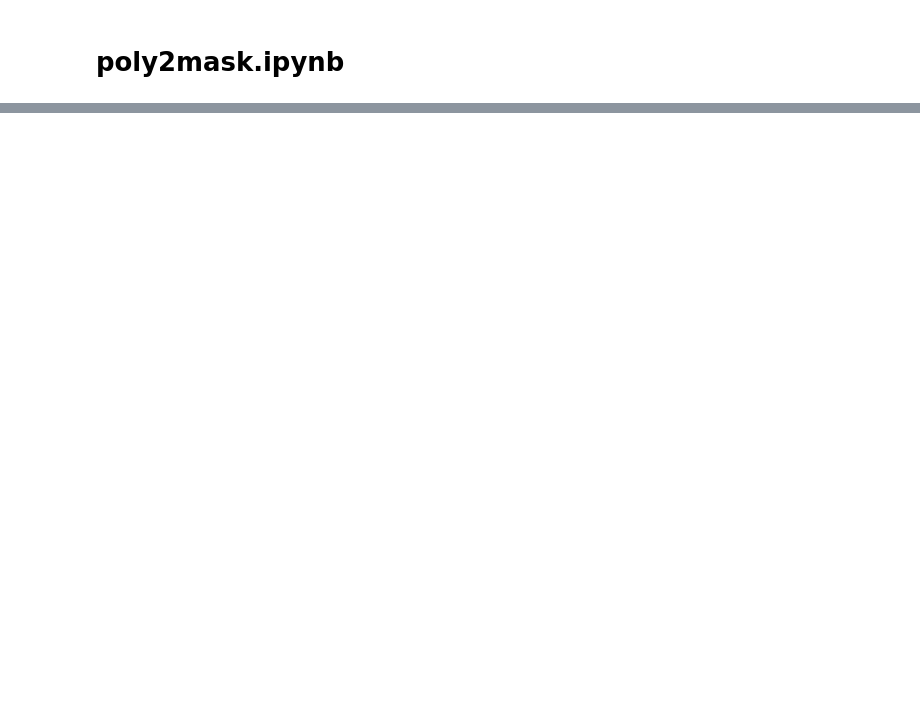
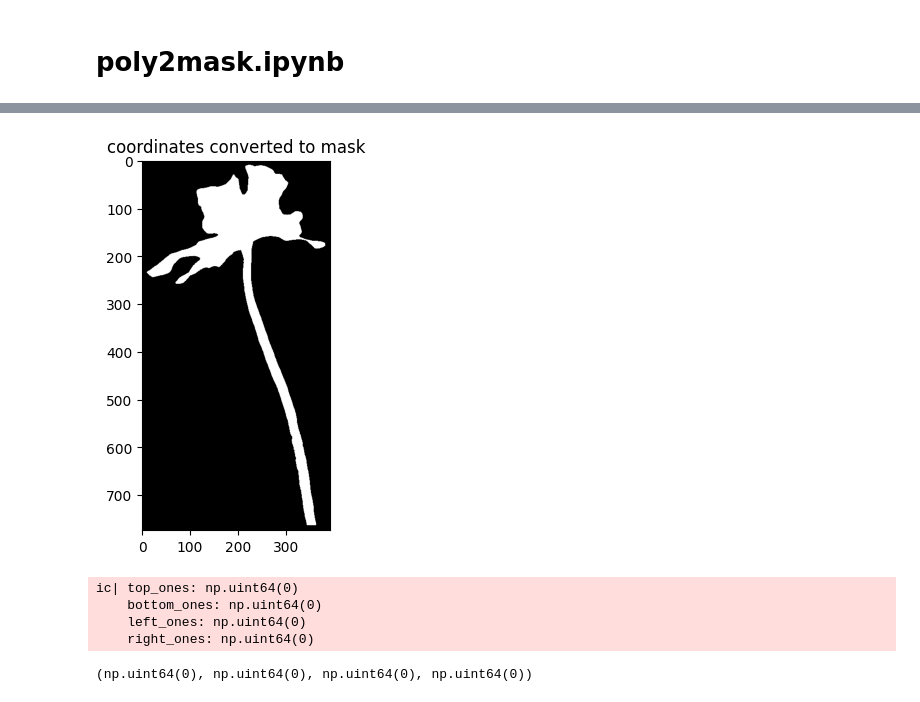
Before and after one commit to aubreymoore/sam3-2026-01-31, a Jupyter notebook: poly2mask.ipynb, the cells around one changed output, grey strips where cells are left out. Saved outputs shown, nothing was run; the diff lists cells and outputs as text; code cells hidden in the pictures; blank space fills up the shorter version.

```diff
--- a/poly2mask.ipynb
+++ b/poly2mask.ipynb
@@ -91,0 +156,17 @@ if __name__ == '__main__':
+# %%
+coords = np.array(poly.exterior.coords, dtype=np.int32)
+coords = coords - np.min(coords, axis=0)
+ic(coords[:10])
+ic(np.max(coords, axis=0))
+
+# coords = coords + 10
+ic(coords[:10])
+ic(np.max(coords, axis=0))
+xs, ys = coords.T
+ic(min(xs), max(xs), min(ys), max(ys))
+
+fig, ax = plt.subplots()
+ax.plot(xs, ys, linewidth=1)
+ax.set_aspect('equal')
+ax.invert_yaxis()  # Invert y-axis to match image coordinates
+ax.set_title('coordinates translated so that min(x)=0 and min(y)=0');
@@ -91,0 +192,23 @@ if __name__ == '__main__':
+# %%
+mask = cv2.fillPoly(np.zeros((max(ys), max(xs)), dtype=np.uint8), [coords], 1)
+mask = np.pad(mask, pad_width=10, mode='constant', constant_values=0)
+
+fig, ax = plt.subplots()
+ax.imshow(mask, cmap='gray')
+ax.set_title('coordinates converted to mask');
+# %% [output]
+[figure, added]
+# %%
+# Calculating ones in edges
+arr = mask
+top_ones = np.sum(arr[0, :])
+bottom_ones = np.sum(arr[-1, :])
+left_ones = np.sum(arr[:, 0])
+right_ones = np.sum(arr[:, -1])
+ic(top_ones, bottom_ones, left_ones, right_ones)
+# %% [output]
+ic| top_ones: np.uint64(0)
+    bottom_ones: np.uint64(0)
+    left_ones: np.uint64(0)
+    right_ones: np.uint64(0)
+(np.uint64(0), np.uint64(0), np.uint64(0), np.uint64(0))
```
Also changed, not shown: parts of 17 cells of this notebook, 3 other files.
